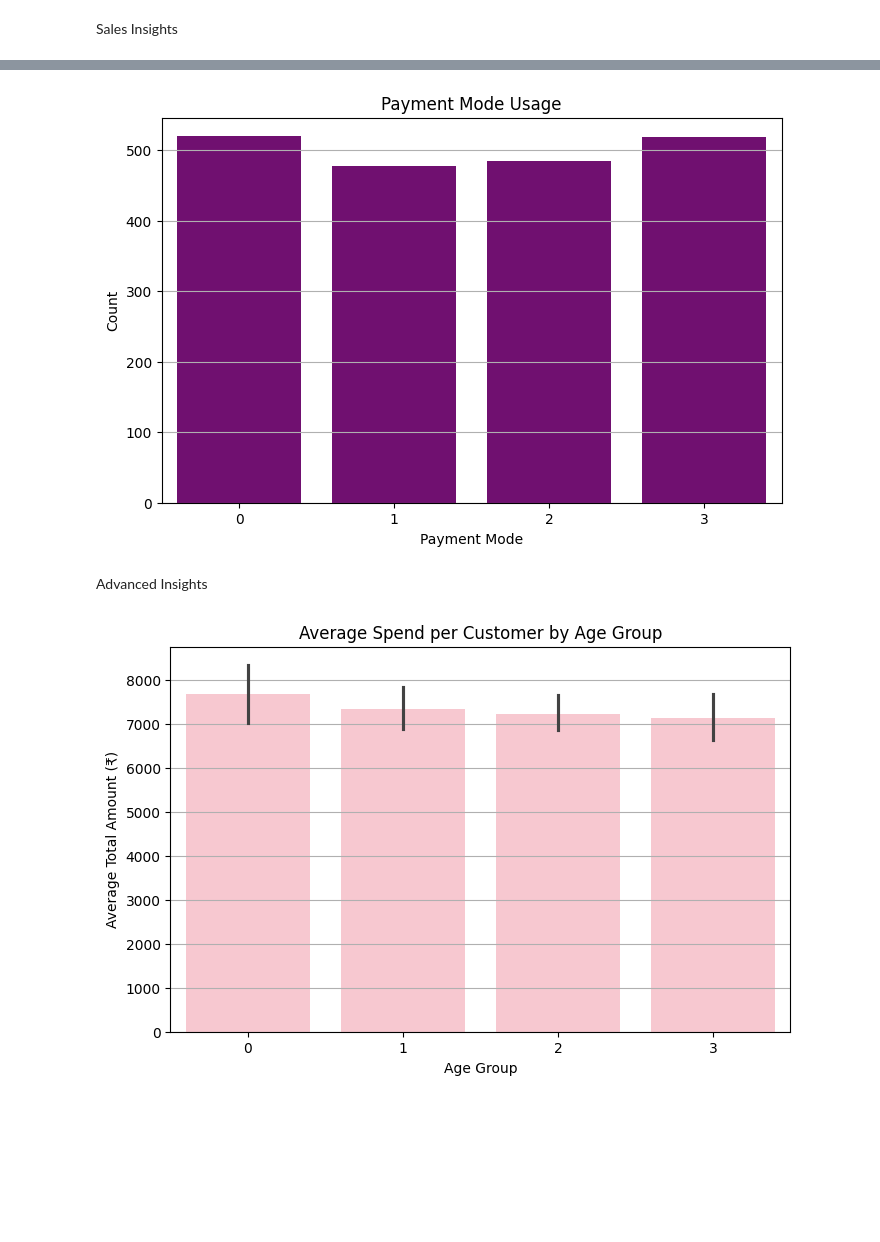
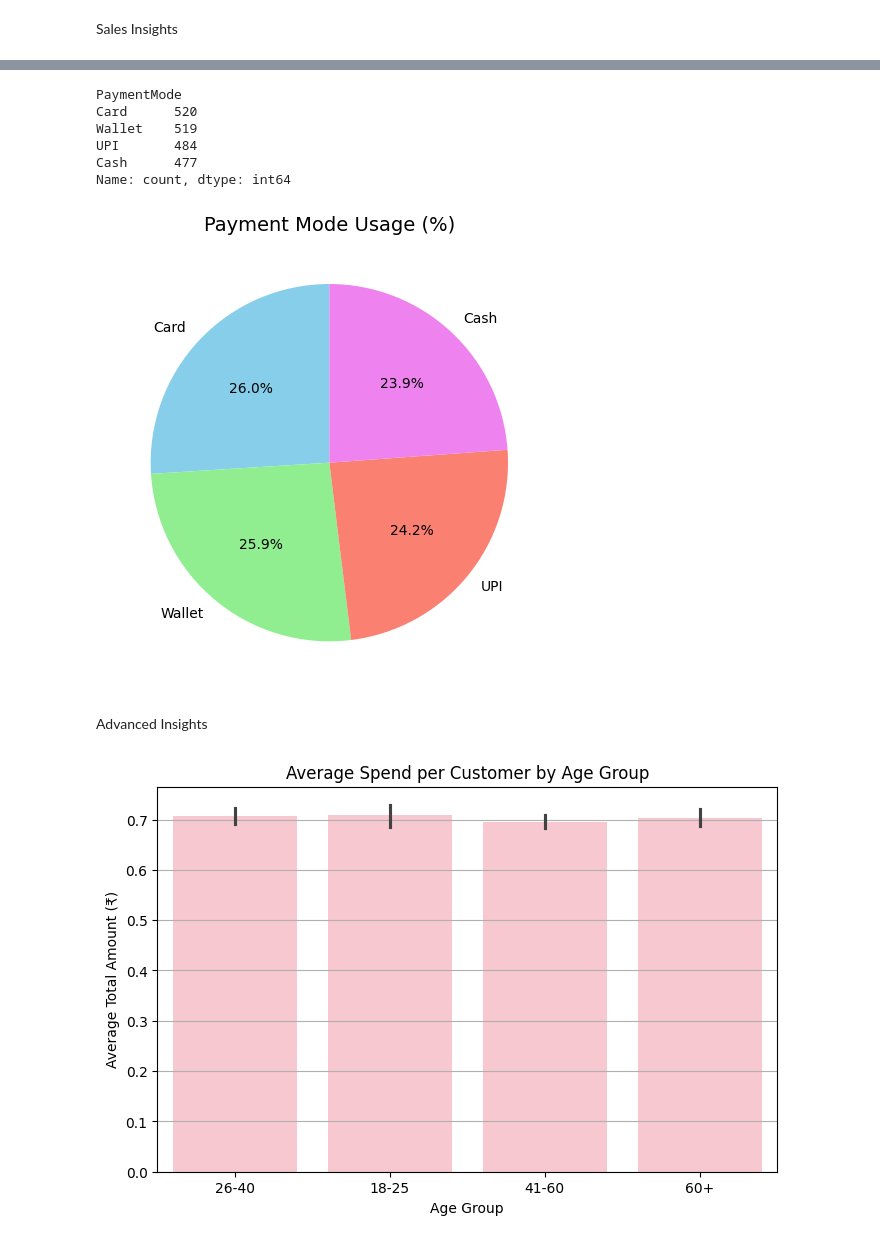
Before and after one commit to Sunmathi-A77/RetailTransactions2000-TCS, a Jupyter notebook: RetailTransaction.ipynb, the cells around one changed output, grey strips where cells are left out. Saved outputs shown, nothing was run; the diff lists cells and outputs as text; code cells hidden in the pictures; blank space fills up the shorter version.

```diff
--- a/RetailTransaction.ipynb
+++ b/RetailTransaction.ipynb
@@ -109,7 +134,7 @@ df['AgeGroup'] = pd.cut(df['Age'], bins=bins, labels=labels, right=True)
 # %% [markdown]
 Encoding Categorical Variables
 # %%
-le_cols = ['Gender', 'AgeGroup', 'PaymentMode']
+le_cols = ['Gender']
 le = LabelEncoder()
 for col in le_cols:
     df[col] = le.fit_transform(df[col].astype(str))
@@ -166,7 +195,7 @@ Data Visualization
 # %% [markdown]
 Load Cleaned Dataset
 # %%
-df = pd.read_csv("Retail_Cleaned.csv")
+df_cleaned = pd.read_csv("Retail_Cleaned.csv")
 df.head()
 # %% [output]
 |  | TransactionID | CustomerID | Gender | Age | Quantity | Price | PurchaseDate | PaymentMode | ... |
@@ -201,7 +238,9 @@ plt.show()
 # %%
-city_cols = [col for col in df.columns if 'City_' in col]
-df['City'] = df[city_cols].idxmax(axis=1).str.replace('City_','')
-top_cities = df['City'].value_counts().head(10)
+city_cols = [col for col in df_cleaned.columns if 'City_' in col]
+df_cleaned['City'] = df_cleaned[city_cols].idxmax(axis=1).str.replace('City_','')
+top_cities = df_cleaned['City'].value_counts().head(10)
+print(top_cities)
+
 plt.figure(figsize=(8,5))
 top_cities.plot(kind='bar', color='teal')
 plt.title("Top 10 Cities by Customer Count")
@@ -214,9 +264,11 @@ plt.show()
 # %% [markdown]
 Sales Insights
 # %%
-product_cols = [col for col in df.columns if 'ProductCategory_' in col]
-df['ProductCategory'] = df[product_cols].idxmax(axis=1).str.replace('ProductCategory_','')
-sales_by_category = df.groupby('ProductCategory')['TotalAmount'].sum()
+product_cols = [col for col in df_cleaned.columns if 'ProductCategory_' in col]
+df_cleaned['ProductCategory'] = df_cleaned[product_cols].idxmax(axis=1).str.replace('ProductCategory_','')
+sales_by_category = df_cleaned.groupby('ProductCategory')['TotalAmount'].sum()
+print(sales_by_category)
+
 plt.figure(figsize=(8,5))
 sales_by_category.plot(kind='bar', color='lightcoral')
 plt.title("Total Sales by Product Category")
@@ -240,23 +316,30 @@ plt.show()
 # %%
-plt.figure(figsize=(8,5))
-sns.countplot(x='PaymentMode', data=df, color='purple')
-plt.title("Payment Mode Usage")
-plt.xlabel("Payment Mode")
-plt.ylabel("Count")
-plt.grid(axis='y')
+payment_counts = df_cleaned['PaymentMode'].value_counts()
+print(payment_counts)
+
+plt.figure(figsize=(5,5))
+plt.pie(payment_counts, labels=payment_counts.index, autopct='%1.1f%%', startangle=90, colors=['skyblue', 'lightgreen', 'salmon', 'violet'])
+plt.title("Payment Mode Usage (%)", fontsize=14)
+plt.tight_layout()
 plt.show()
 # %% [output]
+PaymentMode
+Card      520
+Wallet    519
+UPI       484
+Cash      477
+Name: count, dtype: int64
-[figure, old version]
+[figure, new version]
 # %% [markdown]
  Advanced Insights
 # %%
 plt.figure(figsize=(8,5))
-sns.barplot(x='AgeGroup', y='TotalAmount', data=df, color='pink')
+sns.barplot(x='AgeGroup', y='TotalAmount', data=df_cleaned, color='pink')
 plt.title("Average Spend per Customer by Age Group")
 plt.xlabel("Age Group")
 plt.ylabel("Average Total Amount (₹)")
 plt.grid(axis='y')
 plt.show()
 # %% [output]
-[figure, old version]
+[figure, new version]
 # %%
```
Also changed, not shown: parts of 14 cells of this notebook, 1 other file.
